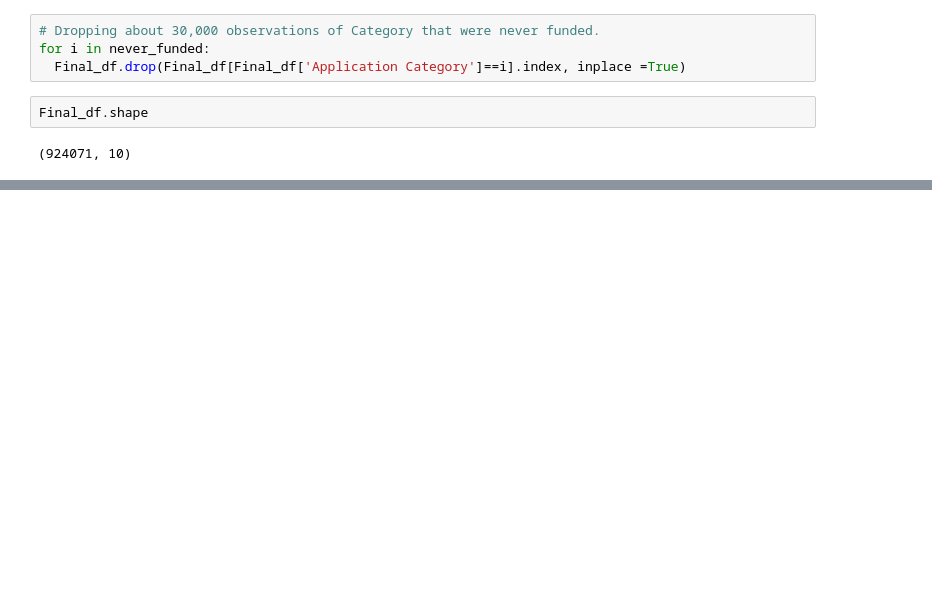
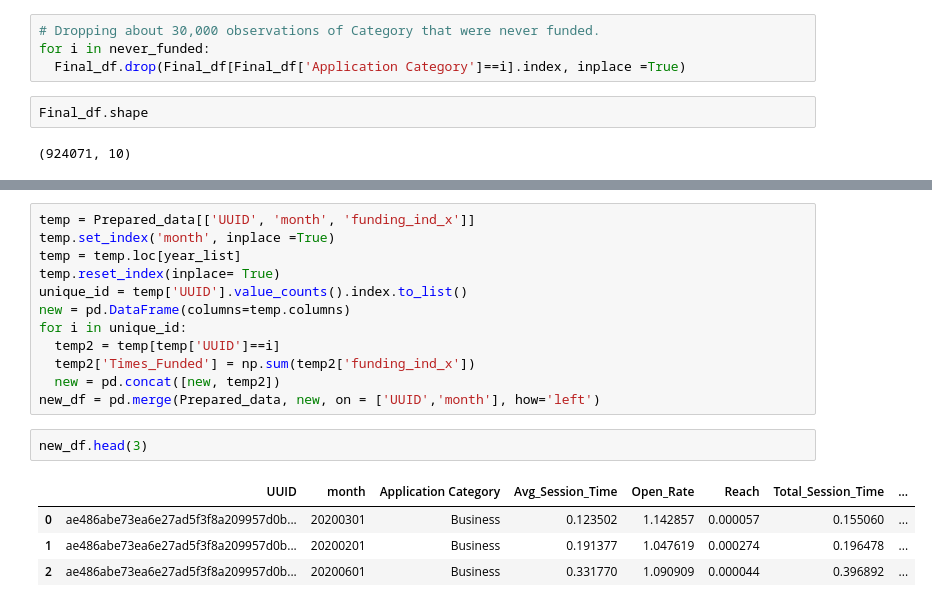
Before and after one commit to yagnik99/Funds-Prediction-for-a-Startup, a Jupyter notebook: Yagnik_Pandya_Capstone_Project_4_Startup_Funding_Prediction.ipynb, the cells around one changed output, grey strips where cells are left out. Cells and saved outputs as stored; diff of their text form; blank space fills up the shorter version.

```diff
--- a/Yagnik_Pandya_Capstone_Project_4_Startup_Funding_Prediction.ipynb
+++ b/Yagnik_Pandya_Capstone_Project_4_Startup_Funding_Prediction.ipynb
@@ -623,0 +718,19 @@ Prev1_avg_Session
+# %%
+temp = Prepared_data[['UUID', 'month', 'funding_ind_x']]
+temp.set_index('month', inplace =True)
+temp = temp.loc[year_list]
+temp.reset_index(inplace= True)
+unique_id = temp['UUID'].value_counts().index.to_list()
+new = pd.DataFrame(columns=temp.columns)
+for i in unique_id:
+  temp2 = temp[temp['UUID']==i]
+  temp2['Times_Funded'] = np.sum(temp2['funding_ind_x'])
+  new = pd.concat([new, temp2])
+new_df = pd.merge(Prepared_data, new, on = ['UUID','month'], how='left')
+# %%
+new_df.head(3)
+# %% [output]
+|  | UUID | month | Application Category | Avg_Session_Time | Open_Rate | Reach | Total_Session_Time | ... |
+| 0 | ae486abe73ea6e27ad5f3f8a209957d0b... | 20200301 | Business | 0.123502 | 1.142857 | 0.000057 | 0.155060 | ... |
+| 1 | ae486abe73ea6e27ad5f3f8a209957d0b... | 20200201 | Business | 0.191377 | 1.047619 | 0.000274 | 0.196478 | ... |
+| 2 | ae486abe73ea6e27ad5f3f8a209957d0b... | 20200601 | Business | 0.331770 | 1.090909 | 0.000044 | 0.396892 | ... |
```
Also changed, not shown: parts of 115 cells of this notebook.
